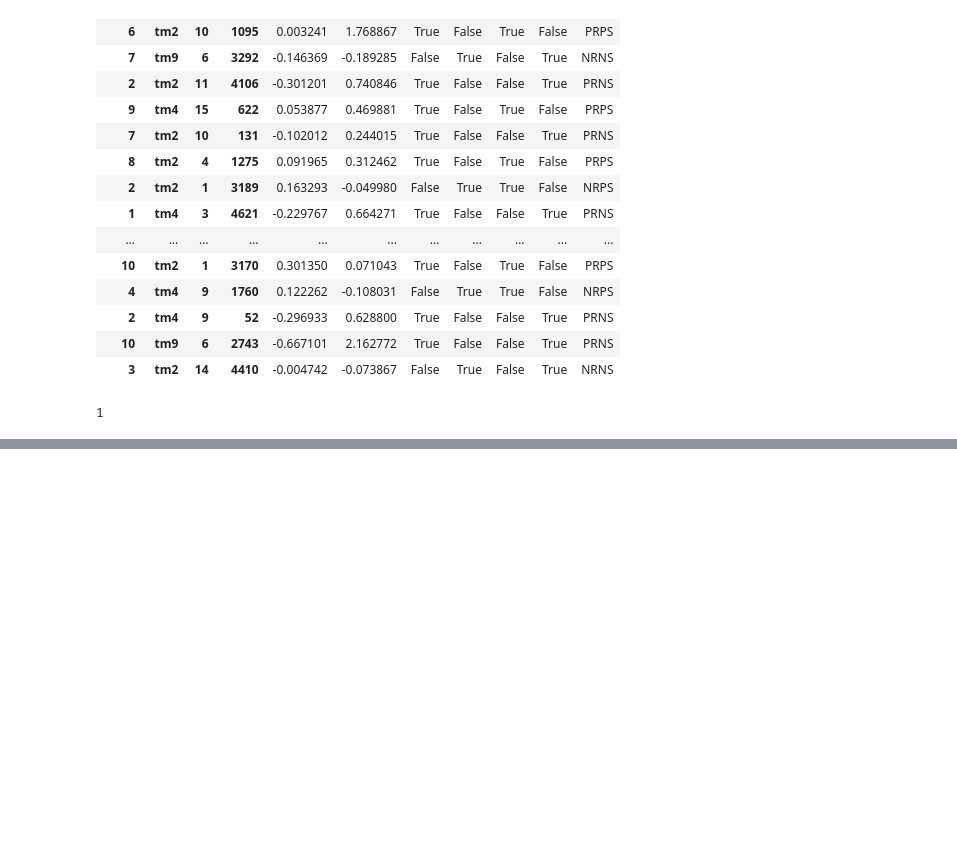
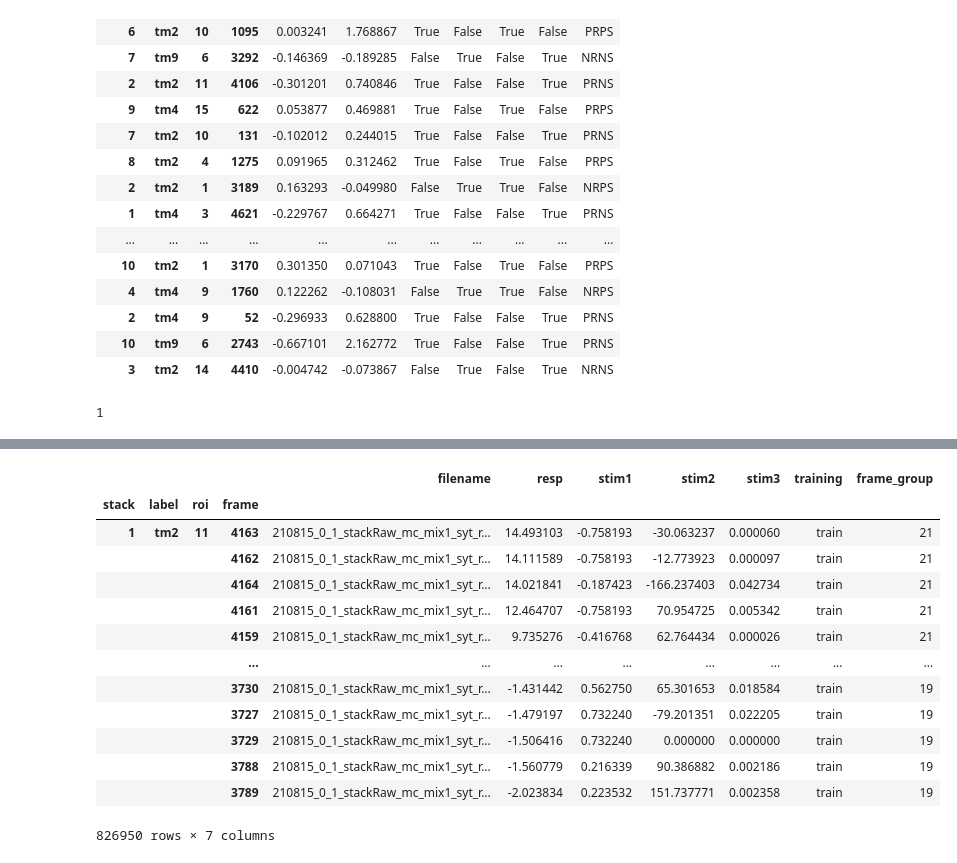
Before and after one commit to laurenneal/capstone-visual-neuroscience, a Jupyter notebook: Feature_Engineering_from_Raw_Data.ipynb, the cells around one changed output, grey strips where cells are left out. Saved outputs shown, nothing was run; the diff lists cells and outputs as text; code cells hidden in the pictures; blank space fills up the shorter version.

```diff
--- a/Feature_Engineering_from_Raw_Data.ipynb
+++ b/Feature_Engineering_from_Raw_Data.ipynb
@@ -263,0 +276,17 @@ df_temp_t2
+# %%
+raw_df.sort_values('resp', ascending = False)
+# %% [output]
+|  |  |  |  | filename | resp | stim1 | stim2 | stim3 | training | frame_group |
+| stack | label | roi | frame |  |  |  |  |  |  |  |
+| 1 | tm2 | 11 | 4163 | 210815_0_1_stackRaw_mc_mix1_syt_r... | 14.493103 | -0.758193 | -30.063237 | 0.000060 | train | 21 |
+|  |  |  | 4162 | 210815_0_1_stackRaw_mc_mix1_syt_r... | 14.111589 | -0.758193 | -12.773923 | 0.000097 | train | 21 |
+|  |  |  | 4164 | 210815_0_1_stackRaw_mc_mix1_syt_r... | 14.021841 | -0.187423 | -166.237403 | 0.042734 | train | 21 |
+|  |  |  | 4161 | 210815_0_1_stackRaw_mc_mix1_syt_r... | 12.464707 | -0.758193 | 70.954725 | 0.005342 | train | 21 |
+|  |  |  | 4159 | 210815_0_1_stackRaw_mc_mix1_syt_r... | 9.735276 | -0.416768 | 62.764434 | 0.000026 | train | 21 |
+|  |  |  | ... | ... | ... | ... | ... | ... | ... | ... |
+|  |  |  | 3730 | 210815_0_1_stackRaw_mc_mix1_syt_r... | -1.431442 | 0.562750 | 65.301653 | 0.018584 | train | 19 |
+|  |  |  | 3727 | 210815_0_1_stackRaw_mc_mix1_syt_r... | -1.479197 | 0.732240 | -79.201351 | 0.022205 | train | 19 |
+|  |  |  | 3729 | 210815_0_1_stackRaw_mc_mix1_syt_r... | -1.506416 | 0.732240 | 0.000000 | 0.000000 | train | 19 |
+|  |  |  | 3788 | 210815_0_1_stackRaw_mc_mix1_syt_r... | -1.560779 | 0.216339 | 90.386882 | 0.002186 | train | 19 |
+|  |  |  | 3789 | 210815_0_1_stackRaw_mc_mix1_syt_r... | -2.023834 | 0.223532 | 151.737771 | 0.002358 | train | 19 |
+826950 rows × 7 columns
```
Also changed, not shown: parts of 9 cells of this notebook.
